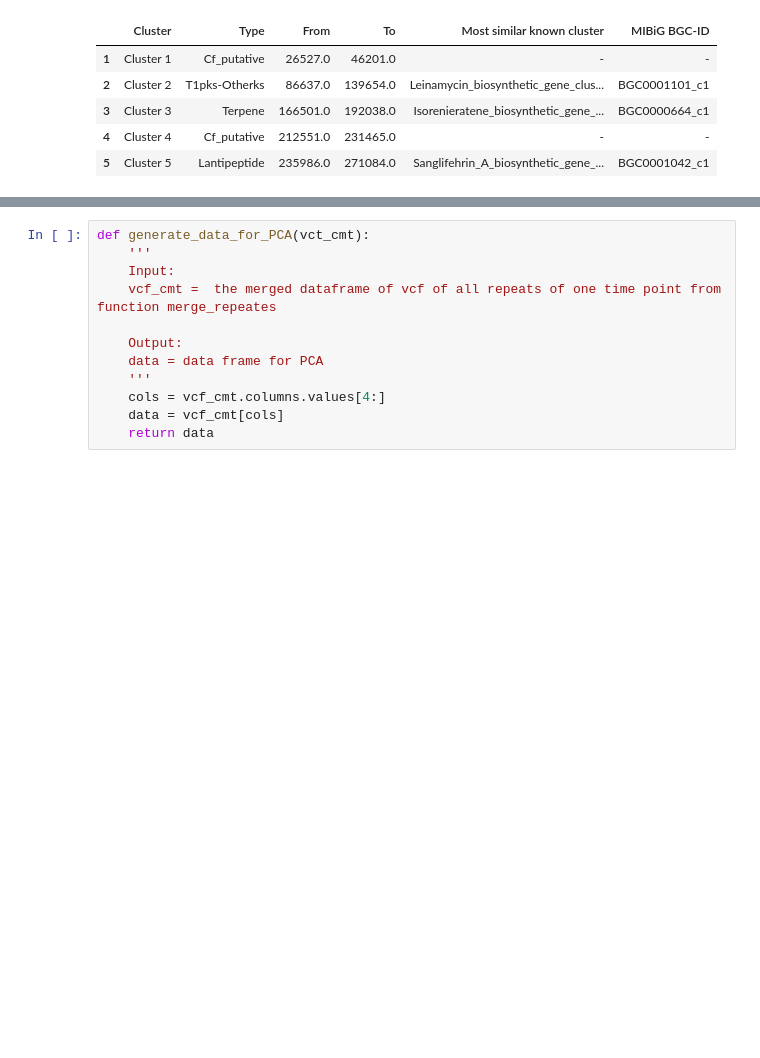
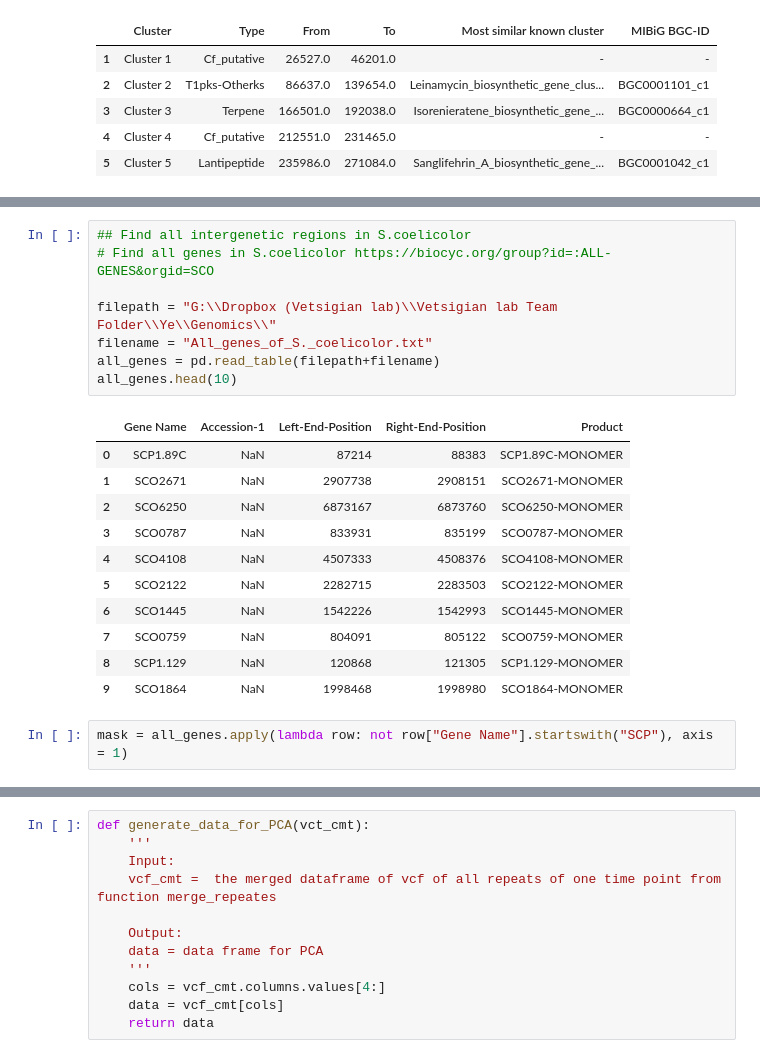
Before and after one commit to bearnomore/Evolution-genomics, a Jupyter notebook: Community_variance_analysis_across_time_points.ipynb, the cells around one changed output, grey strips where cells are left out. Drawn from its saved outputs; the diff is of its cells as text; blank space fills up the shorter version.

```diff
--- a/Community_variance_analysis_across_time_points.ipynb
+++ b/Community_variance_analysis_across_time_points.ipynb
@@ -290,3 +341,25 @@ g2c
 # %% [output]
 |  | Name | Minimum | Maximum | Sequence | locus_tag | Protein Effect | note | CMT1 VQ | CMT4 VQ | CMT8 VQ | ... |
 | 0 | C | 1346904.0 | 1346904.0 | T | SCO1276 | Substitution | 2SCG18.23, sigJ, RNA polymerase E... | 0.0 | 0.255 | 0.0 | ... |
+# %%
+## Find all intergenetic regions in S.coelicolor
+# Find all genes in S.coelicolor https://biocyc.org/group?id=:ALL-GENES&orgid=SCO
+
+filepath = "G:\\Dropbox (Vetsigian lab)\\Vetsigian lab Team Folder\\Ye\\Genomics\\"
+filename = "All_genes_of_S._coelicolor.txt"
+all_genes = pd.read_table(filepath+filename)
+all_genes.head(10)
+# %% [output]
+|  | Gene Name | Accession-1 | Left-End-Position | Right-End-Position | Product |
+| 0 | SCP1.89C | NaN | 87214 | 88383 | SCP1.89C-MONOMER |
+| 1 | SCO2671 | NaN | 2907738 | 2908151 | SCO2671-MONOMER |
+| 2 | SCO6250 | NaN | 6873167 | 6873760 | SCO6250-MONOMER |
+| 3 | SCO0787 | NaN | 833931 | 835199 | SCO0787-MONOMER |
+| 4 | SCO4108 | NaN | 4507333 | 4508376 | SCO4108-MONOMER |
+| 5 | SCO2122 | NaN | 2282715 | 2283503 | SCO2122-MONOMER |
+| 6 | SCO1445 | NaN | 1542226 | 1542993 | SCO1445-MONOMER |
+| 7 | SCO0759 | NaN | 804091 | 805122 | SCO0759-MONOMER |
+| 8 | SCP1.129 | NaN | 120868 | 121305 | SCP1.129-MONOMER |
+| 9 | SCO1864 | NaN | 1998468 | 1998980 | SCO1864-MONOMER |
+# %%
+mask = all_genes.apply(lambda row: not row["Gene Name"].startswith("SCP"), axis = 1)
```
Also changed, not shown: parts of 13 cells of this notebook.
